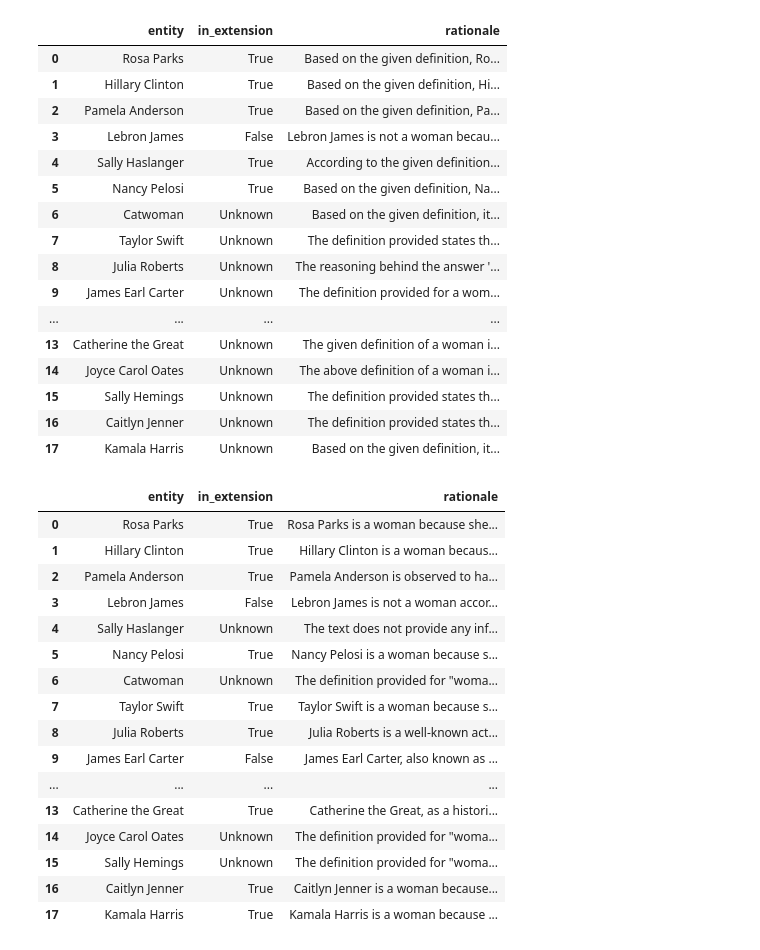
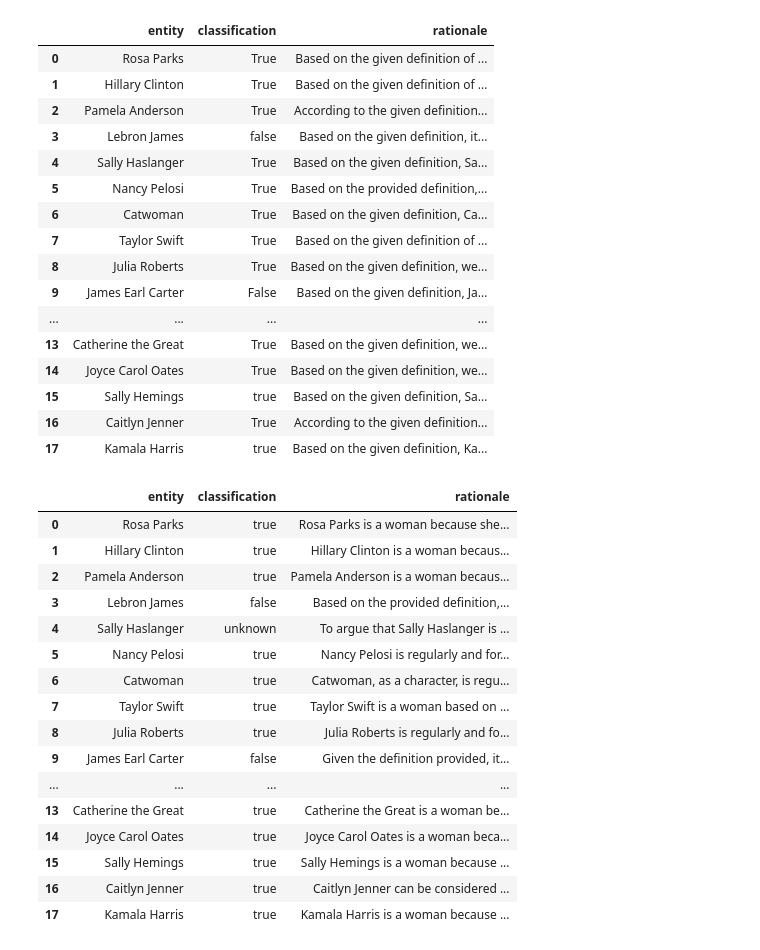
Before and after one commit to bradleypallen/conceptual-engineering-using-llms, a Jupyter notebook: cea_use_examples.ipynb, the cells around one changed output. Saved outputs shown, nothing was run; the diff lists cells and outputs as text; code cells hidden in the pictures.

```diff
--- a/cea_use_examples.ipynb
+++ b/cea_use_examples.ipynb
@@ -81,4 +83,5 @@ a role in S’s systematic subordination, that is, along some dimension, S’s s
 and S’s satisfying (i) and (ii) plays a role in that dimension of subordination"""
 # %%
 woman = Concept("haslanger_woman", "woman", haslanger_woman_definition)
+entity = Entity("entity2", "Rosa Parks")
 # %%
@@ -156,51 +160,51 @@ df.style.set_properties(**{"text-align": "left", "overflow-wrap": "break-word"})
 cea_2 = ConceptualEngineeringAssistant(model_name="gpt-3.5-turbo", temperature=0.4)
 # %%
 df = DataFrame(
-    [ cea_2.classify_entity(woman, entity) for entity in collection ],
-    columns = [ 'entity' , 'in_extension', 'rationale' ]
+    [ cea_2.classify_entity(woman, Entity("", entity)) for entity in collection ],
+    columns = [ 'entity' , 'classification', 'rationale' ]
     )
 df.style.set_properties(**{"text-align": "left", "overflow-wrap": "break-word"})
 # %% [output]
-|  | entity | in_extension | rationale |
-| 0 | Rosa Parks | True | Based on the given definition, Ro... |
-| 1 | Hillary Clinton | True | Based on the given definition, Hi... |
-| 2 | Pamela Anderson | True | Based on the given definition, Pa... |
-| 3 | Lebron James | False | Lebron James is not a woman becau... |
-| 4 | Sally Haslanger | True | According to the given definition... |
-| 5 | Nancy Pelosi | True | Based on the given definition, Na... |
-| 6 | Catwoman | Unknown | Based on the given definition, it... |
-| 7 | Taylor Swift | Unknown | The definition provided states th... |
-| 8 | Julia Roberts | Unknown | The reasoning behind the answer '... |
-| 9 | James Earl Carter | Unknown | The definition provided for a wom... |
+|  | entity | classification | rationale |
+| 0 | Rosa Parks | True | Based on the given definition of ... |
+| 1 | Hillary Clinton | True | Based on the given definition of ... |
+| 2 | Pamela Anderson | True | According to the given definition... |
+| 3 | Lebron James | false | Based on the given definition, it... |
+| 4 | Sally Haslanger | True | Based on the given definition, Sa... |
+| 5 | Nancy Pelosi | True | Based on the provided definition,... |
+| 6 | Catwoman | True | Based on the given definition, Ca... |
+| 7 | Taylor Swift | True | Based on the given definition of ... |
+| 8 | Julia Roberts | True | Based on the given definition, we... |
+| 9 | James Earl Carter | False | Based on the given definition, Ja... |
 | ... | ... | ... | ... |
-| 13 | Catherine the Great | Unknown | The given definition of a woman i... |
-| 14 | Joyce Carol Oates | Unknown | The above definition of a woman i... |
-| 15 | Sally Hemings | Unknown | The definition provided states th... |
-| 16 | Caitlyn Jenner | Unknown | The definition provided states th... |
-| 17 | Kamala Harris | Unknown | Based on the given definition, it... |
+| 13 | Catherine the Great | True | Based on the given definition, we... |
+| 14 | Joyce Carol Oates | True | Based on the given definition, we... |
+| 15 | Sally Hemings | true | Based on the given definition, Sa... |
+| 16 | Caitlyn Jenner | True | According to the given definition... |
+| 17 | Kamala Harris | true | Based on the given definition, Ka... |
 # %%
 cea_3 = ConceptualEngineeringAssistant(model_name="gpt-4-0613", temperature=0.1)
 # %%
 df = DataFrame(
-    [ cea_3.classify_entity(woman, entity) for entity in collection ],
-    columns = [ 'entity' , 'in_extension', 'rationale' ]
+    [ cea_3.classify_entity(woman, Entity("", entity)) for entity in collection ],
+    columns = [ 'entity' , 'classification', 'rationale' ]
     )
 df.style.set_properties(**{"text-align": "left", "overflow-wrap": "break-word"})
 # %% [output]
-|  | entity | in_extension | rationale |
-| 0 | Rosa Parks | True | Rosa Parks is a woman because she... |
-| 1 | Hillary Clinton | True | Hillary Clinton is a woman becaus... |
-| 2 | Pamela Anderson | True | Pamela Anderson is observed to ha... |
-| 3 | Lebron James | False | Lebron James is not a woman accor... |
-| 4 | Sally Haslanger | Unknown | The text does not provide any inf... |
-| 5 | Nancy Pelosi | True | Nancy Pelosi is a woman because s... |
-| 6 | Catwoman | Unknown | The definition provided for "woma... |
-| 7 | Taylor Swift | True | Taylor Swift is a woman because s... |
-| 8 | Julia Roberts | True | Julia Roberts is a well-known act... |
-| 9 | James Earl Carter | False | James Earl Carter, also known as ... |
+|  | entity | classification | rationale |
+| 0 | Rosa Parks | true | Rosa Parks is a woman because she... |
+| 1 | Hillary Clinton | true | Hillary Clinton is a woman becaus... |
+| 2 | Pamela Anderson | true | Pamela Anderson is a woman becaus... |
+| 3 | Lebron James | false | Based on the provided definition,... |
+| 4 | Sally Haslanger | unknown | To argue that Sally Haslanger is ... |
+| 5 | Nancy Pelosi | true | Nancy Pelosi is regularly and for... |
+| 6 | Catwoman | true | Catwoman, as a character, is regu... |
+| 7 | Taylor Swift | true | Taylor Swift is a woman based on ... |
+| 8 | Julia Roberts | true | Julia Roberts is regularly and fo... |
+| 9 | James Earl Carter | false | Given the definition provided, it... |
 | ... | ... | ... | ... |
-| 13 | Catherine the Great | True | Catherine the Great, as a histori... |
-| 14 | Joyce Carol Oates | Unknown | The definition provided for "woma... |
-| 15 | Sally Hemings | Unknown | The definition provided for "woma... |
-| 16 | Caitlyn Jenner | True | Caitlyn Jenner is a woman because... |
-| 17 | Kamala Harris | True | Kamala Harris is a woman because ... |
+| 13 | Catherine the Great | true | Catherine the Great is a woman be... |
+| 14 | Joyce Carol Oates | true | Joyce Carol Oates is a woman beca... |
+| 15 | Sally Hemings | true | Sally Hemings is a woman because ... |
+| 16 | Caitlyn Jenner | true | Caitlyn Jenner can be considered ... |
+| 17 | Kamala Harris | true | Kamala Harris is a woman because ... |
```
Also changed, not shown: parts of 20 cells of this notebook, 9 other files.
